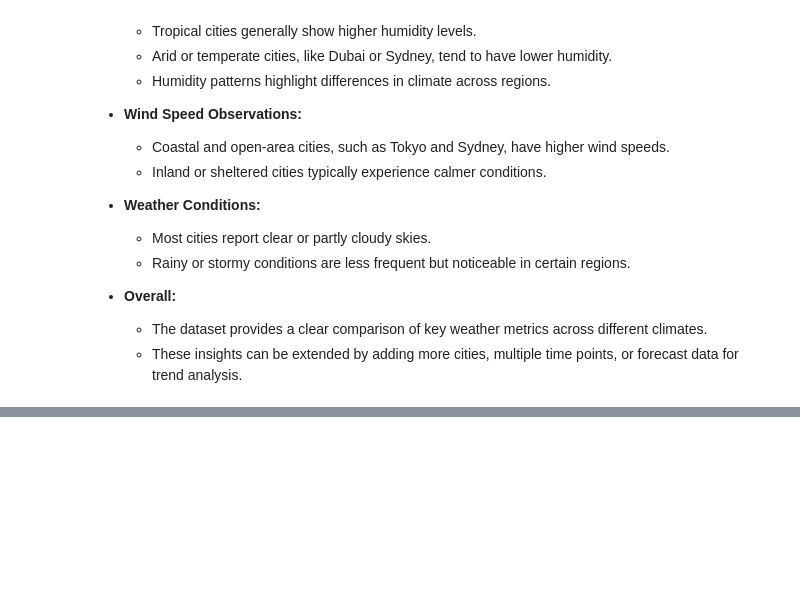
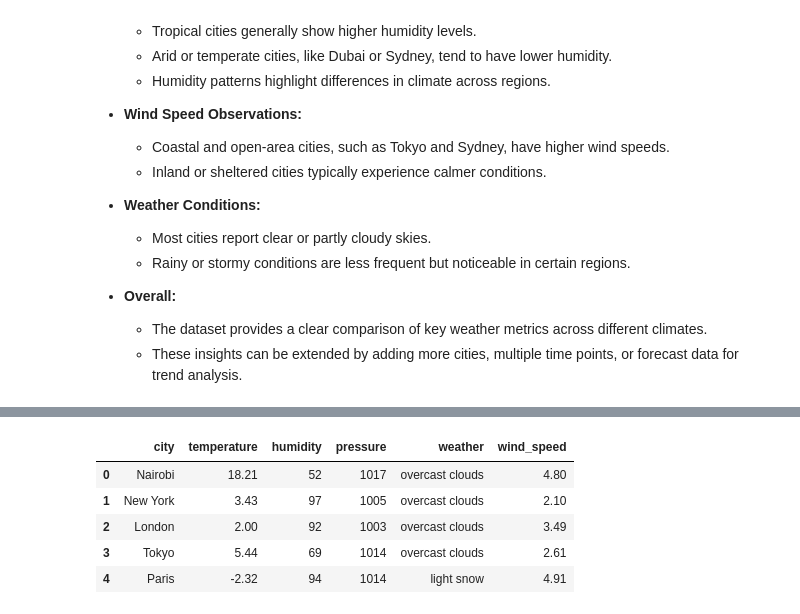
Before and after one commit to HellenDianaNjeri/API-DATA-ANALYSIS, a Jupyter notebook: Notebooks/api_data_analysis.ipynb, the cells around one changed output, grey strips where cells are left out. Cells and saved outputs as stored; diff of their text form; code cells hidden in the pictures; blank space fills up the shorter version.

Commit message:
Clean and prepare API data for analysis .

```diff
--- a/Notebooks/api_data_analysis.ipynb
+++ b/Notebooks/api_data_analysis.ipynb
@@ -245,0 +252,16 @@ After visualizing the weather data for 20 cities, we can summarize the key findi
+# %%
+# Drop duplicates
+df = df.drop_duplicates()
+
+# Standardize column names
+df.columns = df.columns.str.lower().str.replace(" ", "_")
+
+# Check cleaned data
+df.head()
+# %% [output]
+|  | city | temperature | humidity | pressure | weather | wind_speed |
+| 0 | Nairobi | 18.21 | 52 | 1017 | overcast clouds | 4.80 |
+| 1 | New York | 3.43 | 97 | 1005 | overcast clouds | 2.10 |
+| 2 | London | 2.00 | 92 | 1003 | overcast clouds | 3.49 |
+| 3 | Tokyo | 5.44 | 69 | 1014 | overcast clouds | 2.61 |
+| 4 | Paris | -2.32 | 94 | 1014 | light snow | 4.91 |
```
Also changed, not shown: parts of 1 cell of this notebook.
